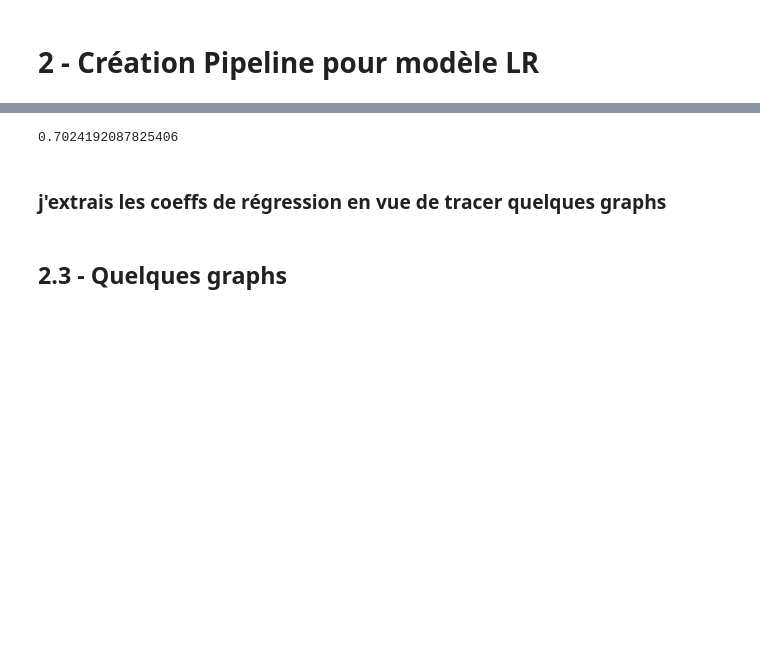
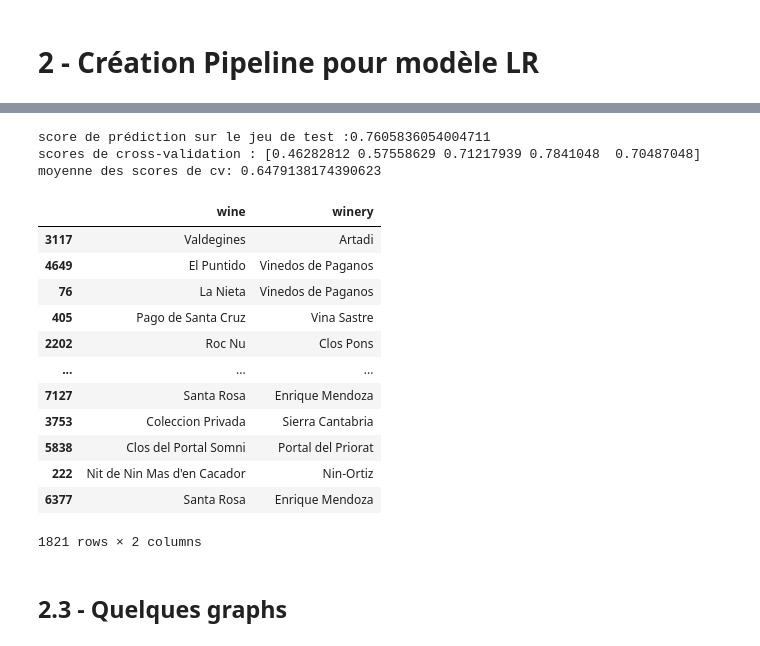
Before and after one commit to superhughhh/brief-My-first-Linear-Regression, a Jupyter notebook: spanish_wine_hadi_test.ipynb, the cells around one changed output, grey strips where cells are left out. Saved outputs shown, nothing was run; the diff lists cells and outputs as text; code cells hidden in the pictures; blank space fills up the shorter version.

```diff
--- a/spanish_wine_hadi_test.ipynb
+++ b/spanish_wine_hadi_test.ipynb
@@ -366,4 +308,0 @@ Pipeline(steps=[('columntransformer',
-# %%
-pipeline_workflow.score(X_test,y_test)
-# %% [output]
-0.7024192087825406
@@ -374,2 +308,0 @@ cross_val_score(pipeline_workflow, X_train, y_train, cv=5, scoring='r2').mean()
-# %% [markdown]
-### j'extrais les coeffs de régression en vue de tracer quelques graphs
@@ -378,5 +309,32 @@ y_test.name
+# %%
+second_pred = make_mix_pipeline()
+second_pred.fit(X_train2,y_train2)
+second_score = second_pred.score(X_test2,y_test2)
+second_cv = cross_val_score(second_pred, X_train2, y_train2, cv=5, scoring='r2')
+
+print(f"score de prédiction sur le jeu de test :{second_score}")
+print(f"scores de cross-validation : {second_cv}")
+print(f"moyenne des scores de cv: {second_cv.mean()}")
+# %% [output]
+score de prédiction sur le jeu de test :0.7605836054004711
+scores de cross-validation : [0.46282812 0.57558629 0.71217939 0.7841048  0.70487048]
+moyenne des scores de cv: 0.6479138174390623
 # %%
-X_test.columns
+X_test
+# %% [output]
+|  | wine | winery |
+| 3117 | Valdegines | Artadi |
+| 4649 | El Puntido | Vinedos de Paganos |
+| 76 | La Nieta | Vinedos de Paganos |
+| 405 | Pago de Santa Cruz | Vina Sastre |
+| 2202 | Roc Nu | Clos Pons |
+| ... | ... | ... |
+| 7127 | Santa Rosa | Enrique Mendoza |
+| 3753 | Coleccion Privada | Sierra Cantabria |
+| 5838 | Clos del Portal Somni | Portal del Priorat |
+| 222 | Nit de Nin Mas d'en Cacador | Nin-Ortiz |
+| 6377 | Santa Rosa | Enrique Mendoza |
+1821 rows × 2 columns
 # %% [markdown]
 ## 2.3 - Quelques graphs
 # %%
```
Also changed, not shown: parts of 34 cells of this notebook.
